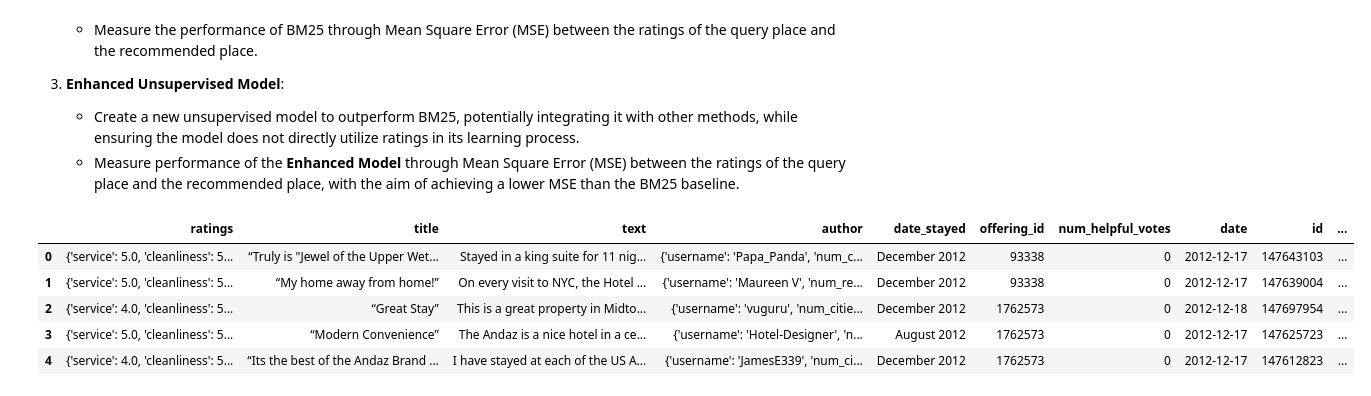
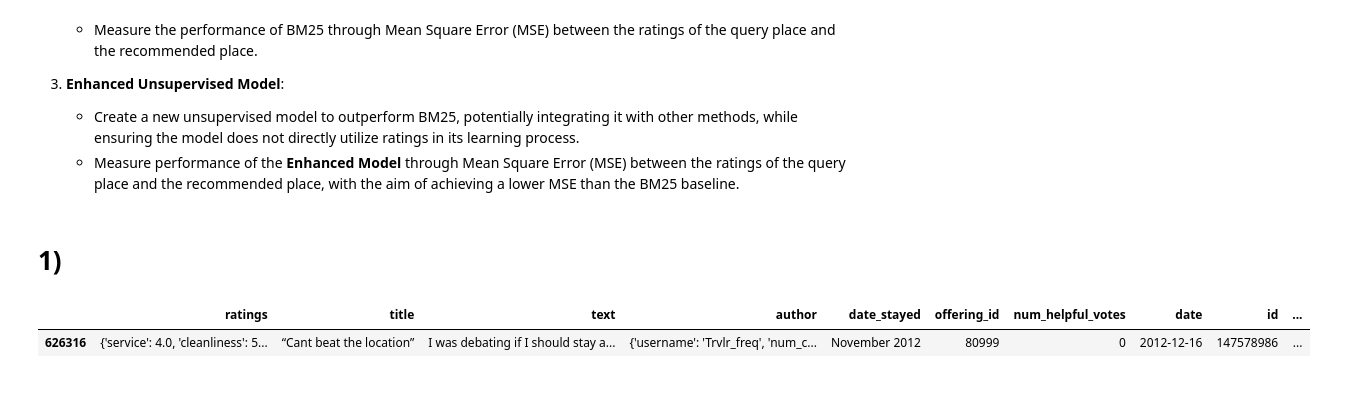
Before and after one commit to Alberto-Martinelli/ML_for_NLP_project, a Jupyter notebook: main.ipynb, the cells around one changed output. Saved outputs shown, nothing was run; the diff lists cells and outputs as text; code cells hidden in the pictures.

```diff
--- a/main.ipynb
+++ b/main.ipynb
@@ -15,15 +15,14 @@ The goal of the project is to develop a recommendation system that relies solely
 3. **Enhanced Unsupervised Model**:
     - Create a new unsupervised model to outperform BM25, potentially integrating it with other methods, while ensuring the model does not directly utilize ratings in its learning process.
     - Measure performance of the **Enhanced Model** through Mean Square Error (MSE) between the ratings of the query place and the recommended place, with the aim of achieving a lower MSE than the BM25 baseline.
+# %% [markdown]
+# 1)
 # %%
 import pandas as pd
 
+pd.set_option('display.max_colwidth', None)
 df = pd.read_csv('reviews.csv')
-df.head()
+df.sample(1)
 # %% [output]
 |  | ratings | title | text | author | date_stayed | offering_id | num_helpful_votes | date | id | ... |
-| 0 | {'service': 5.0, 'cleanliness': 5... | “Truly is "Jewel of the Upper Wet... | Stayed in a king suite for 11 nig... | {'username': 'Papa_Panda', 'num_c... | December 2012 | 93338 | 0 | 2012-12-17 | 147643103 | ... |
-| 1 | {'service': 5.0, 'cleanliness': 5... | “My home away from home!” | On every visit to NYC, the Hotel ... | {'username': 'Maureen V', 'num_re... | December 2012 | 93338 | 0 | 2012-12-17 | 147639004 | ... |
-| 2 | {'service': 4.0, 'cleanliness': 5... | “Great Stay” | This is a great property in Midto... | {'username': 'vuguru', 'num_citie... | December 2012 | 1762573 | 0 | 2012-12-18 | 147697954 | ... |
-| 3 | {'service': 5.0, 'cleanliness': 5... | “Modern Convenience” | The Andaz is a nice hotel in a ce... | {'username': 'Hotel-Designer', 'n... | August 2012 | 1762573 | 0 | 2012-12-17 | 147625723 | ... |
-| 4 | {'service': 4.0, 'cleanliness': 5... | “Its the best of the Andaz Brand ... | I have stayed at each of the US A... | {'username': 'JamesE339', 'num_ci... | December 2012 | 1762573 | 0 | 2012-12-17 | 147612823 | ... |
+| 626316 | {'service': 4.0, 'cleanliness': 5... | “Cant beat the location” | I was debating if I should stay a... | {'username': 'Trvlr_freq', 'num_c... | November 2012 | 80999 | 0 | 2012-12-16 | 147578986 | ... |
```
Also changed, not shown: parts of 4 cells of this notebook, 1 other file.
